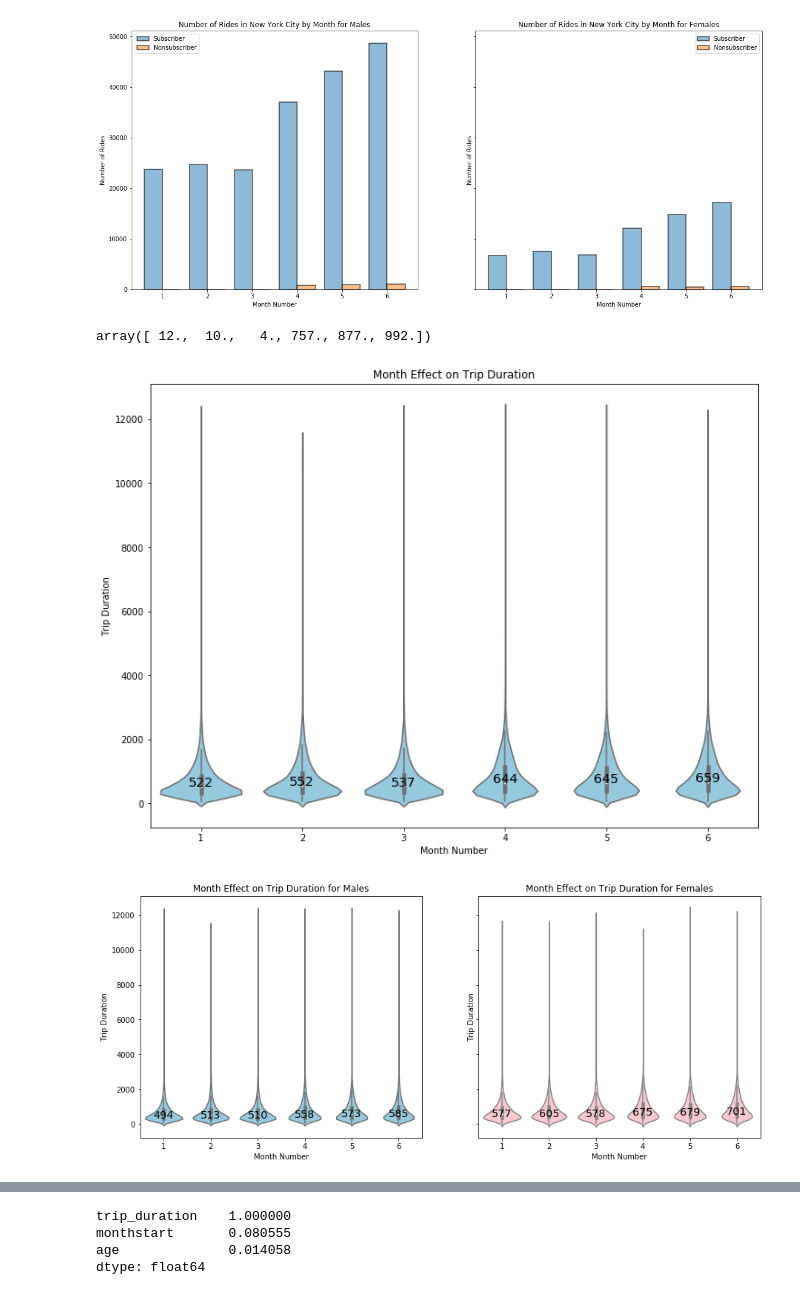
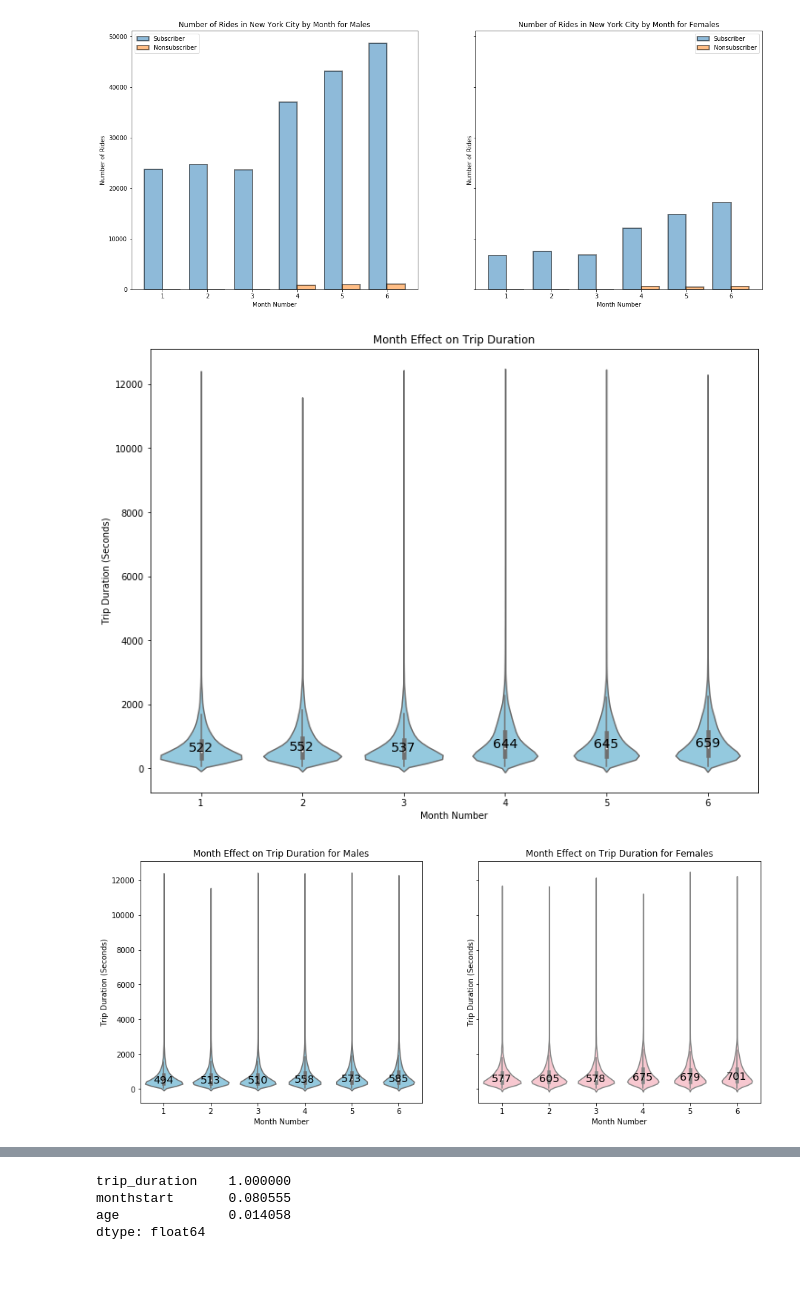
Before and after one commit to jacob-lu/info300final, a Jupyter notebook: Jacob Lu Exploration.ipynb, the cells around one changed output, grey strips where cells are left out. Saved outputs shown, nothing was run; the diff lists cells and outputs as text; code cells hidden in the pictures.

```diff
--- a/Jacob Lu Exploration.ipynb
+++ b/Jacob Lu Exploration.ipynb
@@ -27,3 +27,7 @@ data['end_time'] = np.array(enddates)
 startdatelist = list(data.start_time)
 startmonthdates = [date.month for date in startdatelist]
 data['monthstart'] = np.array(startmonthdates)
+
+#create daily based on the start of trip
+daystartdates = [date.day for date in startdatelist]
+data['daystart'] = np.array(daystartdates)
@@ -138,10 +161,6 @@ ax2.legend()
 # %% [output]
 <matplotlib.legend.Legend at 0x...>
 [figure]
-# %%
-arr1[0][1]
-# %% [output]
-array([ 12.,  10.,   4., 757., 877., 992.])
 # %%
 #remove outliers 2 standard deviations away from the mean to show violin plots better
 arr = data['trip_duration']
@@ -155,7 +174,7 @@ plt.subplots(figsize=(12,9))
 ax = sns.violinplot(x="monthstart", y="trip_duration", data= filtered_data,color="skyblue")
 ax.set_title('Month Effect on Trip Duration')
 ax.set_xlabel('Month Number')
-ax.set_ylabel('Trip Duration')
+ax.set_ylabel('Trip Duration (Seconds)')
 
 medians = filtered_data.groupby(['monthstart'])['trip_duration'].median().values
 median_labels = [str(s) for s in medians]
@@ -164,40 +183,40 @@ for tick,label in zip(pos,ax.get_xticklabels()):
     ax.text(pos[tick], medians[tick] + 10, median_labels[tick],
             horizontalalignment='center', verticalalignment='baseline', size='x-large', family = 'sans-serif', color='black')
 # %% [output]
-[figure, old version]
+[figure, new version]
 # %%
 viofemales = filtered_data[filtered_data.gender == 'Female']
 viomales = filtered_data[filtered_data.gender == 'Male']
 
 f, (ax1, ax2) = plt.subplots(1, 2, sharey=True, figsize=(15,6))
 
 #histogram for male rides
 ax1 = sns.violinplot(x="monthstart", y="trip_duration", data= viomales,color="skyblue", ax = ax1)
 ax1.set_title('Month Effect on Trip Duration for Males')
 ax1.set_xlabel('Month Number')
-ax1.set_ylabel('Trip Duration')
+ax1.set_ylabel('Trip Duration (Seconds)')
 
 medians = viomales.groupby(['monthstart'])['trip_duration'].median().values
 median_labels = [str(s) for s in medians]
 pos = range(len(medians))
 for tick,label in zip(pos,ax1.get_xticklabels()):
     ax1.text(pos[tick], medians[tick] + 10, median_labels[tick],
             horizontalalignment='center', verticalalignment='center', size='x-large', family = 'sans-serif', color='black')
 
 # histogram for female rides
 ax2 = sns.violinplot(x="monthstart", y="trip_duration", data= viofemales,color="pink", ax = ax2)
 ax2.set_title('Month Effect on Trip Duration for Females')
 ax2.set_xlabel('Month Number')
-ax2.set_ylabel('Trip Duration')
+ax2.set_ylabel('Trip Duration (Seconds)')
 
 medians = viofemales.groupby(['monthstart'])['trip_duration'].median().values
 median_labels = [str(s) for s in medians]
 pos = range(len(medians))
 for tick,label in zip(pos,ax2.get_xticklabels()):
     ax2.text(pos[tick], medians[tick] + 10, median_labels[tick],
             horizontalalignment='center', verticalalignment='center', size='x-large', family = 'sans-serif', color='black')
 # %% [output]
-[figure, old version]
+[figure, new version]
 # %%
 # statistical analysis
 femalemean = viofemales.groupby(['monthstart'])['trip_duration'].mean().values
```
Also changed, not shown: parts of 6 cells of this notebook.
